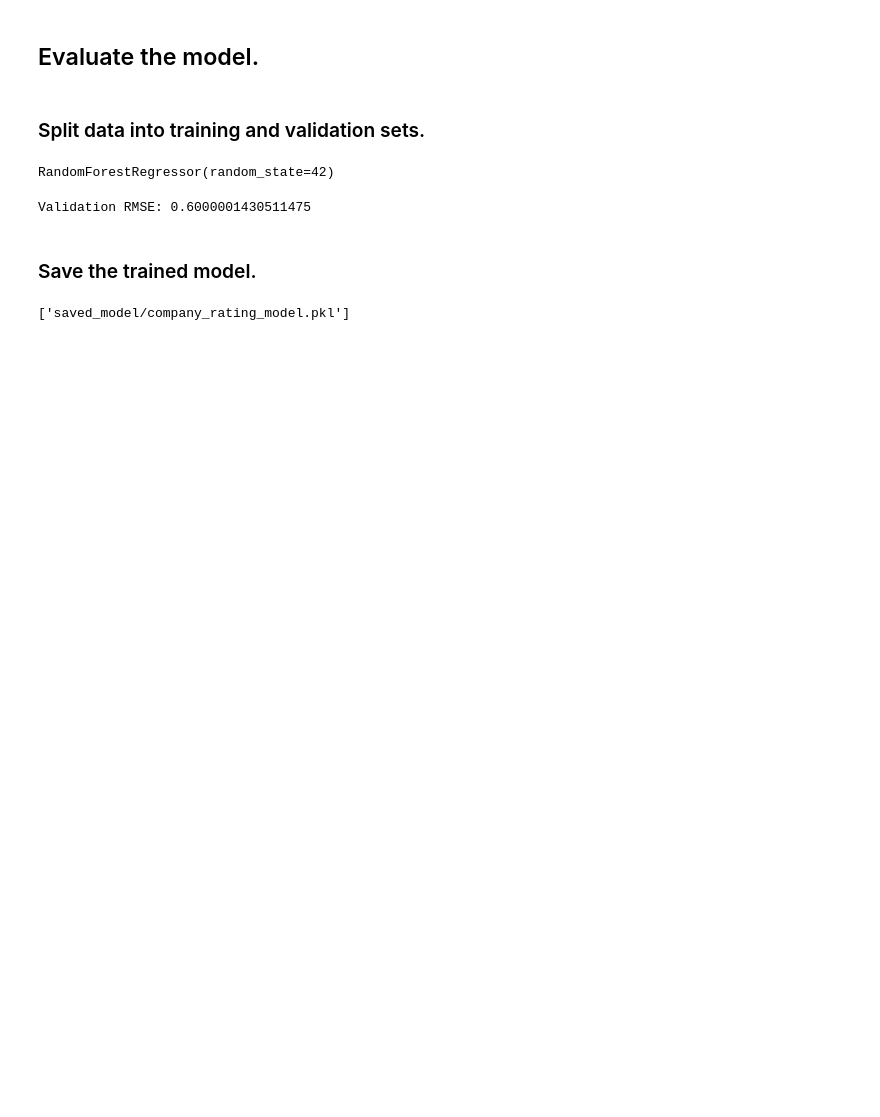
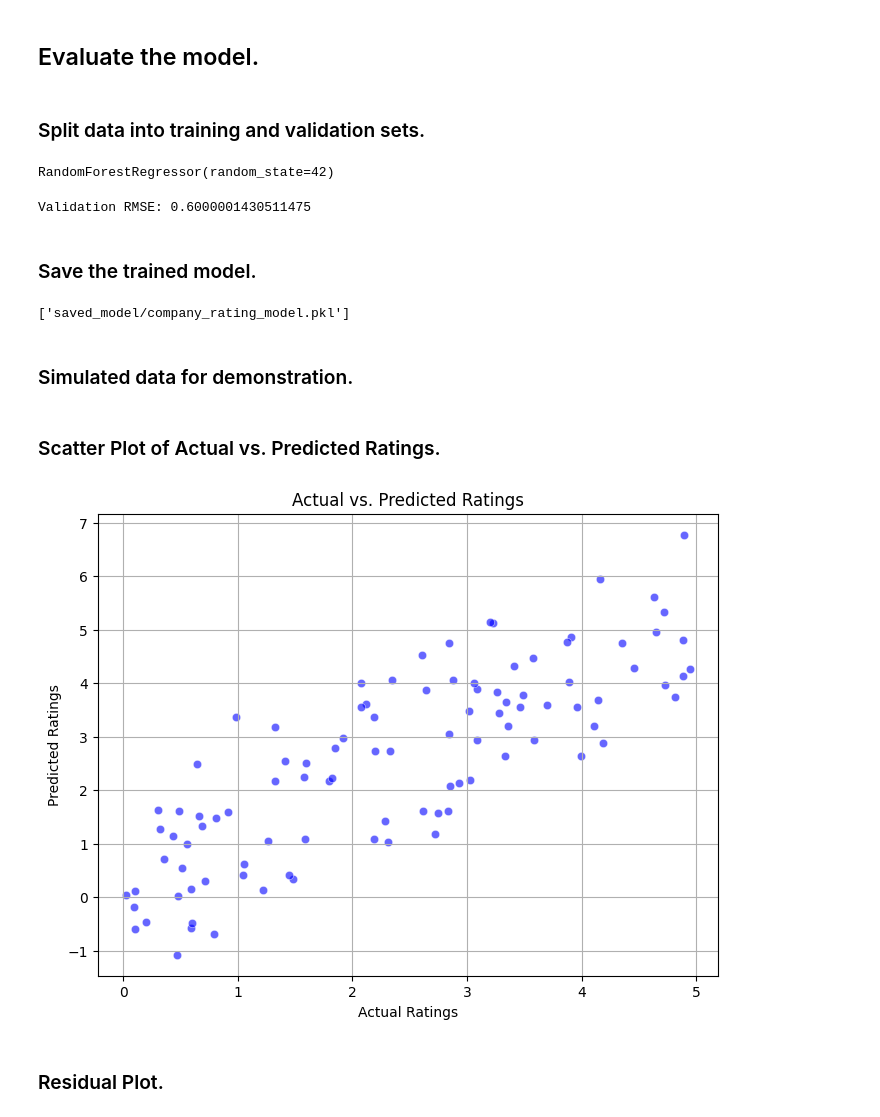
Before and after one commit to danaelshrbiny10/Real-Time-Glassdoor-Data, a Jupyter notebook: model/training.ipynb, the cells around one changed output. Saved outputs shown, nothing was run; the diff lists cells and outputs as text; code cells hidden in the pictures; blank space fills up the shorter version.

Commit message:
Add visualization for actual vs predicted ratings

```diff
--- a/model/training.ipynb
+++ b/model/training.ipynb
@@ -145,3 +146,24 @@ Validation RMSE: 0.6000001430511475
 joblib.dump(model, 'saved_model/company_rating_model.pkl')
 # %% [output]
 ['saved_model/company_rating_model.pkl']
+# %% [markdown]
+### Simulated data for demonstration.
+# %%
+np.random.seed(0)
+y_true = np.random.rand(100) * 5.0  # Example actual ratings (random values)
+y_pred = y_true + np.random.randn(100)  # Simulated predicted ratings with some noise
+# %% [markdown]
+### Scatter Plot of Actual vs. Predicted Ratings.
+# %%
+# Assuming y_true and y_pred are your actual and predicted ratings
+plt.figure(figsize=(8, 6))
+sns.scatterplot(x=y_true, y=y_pred, color='blue', alpha=0.6)
+plt.title('Actual vs. Predicted Ratings')
+plt.xlabel('Actual Ratings')
+plt.ylabel('Predicted Ratings')
+plt.grid(True)
+plt.show()
+# %% [output]
+[figure, added]
+# %% [markdown]
+### Residual Plot.
```
Also changed, not shown: parts of 3 cells of this notebook.
